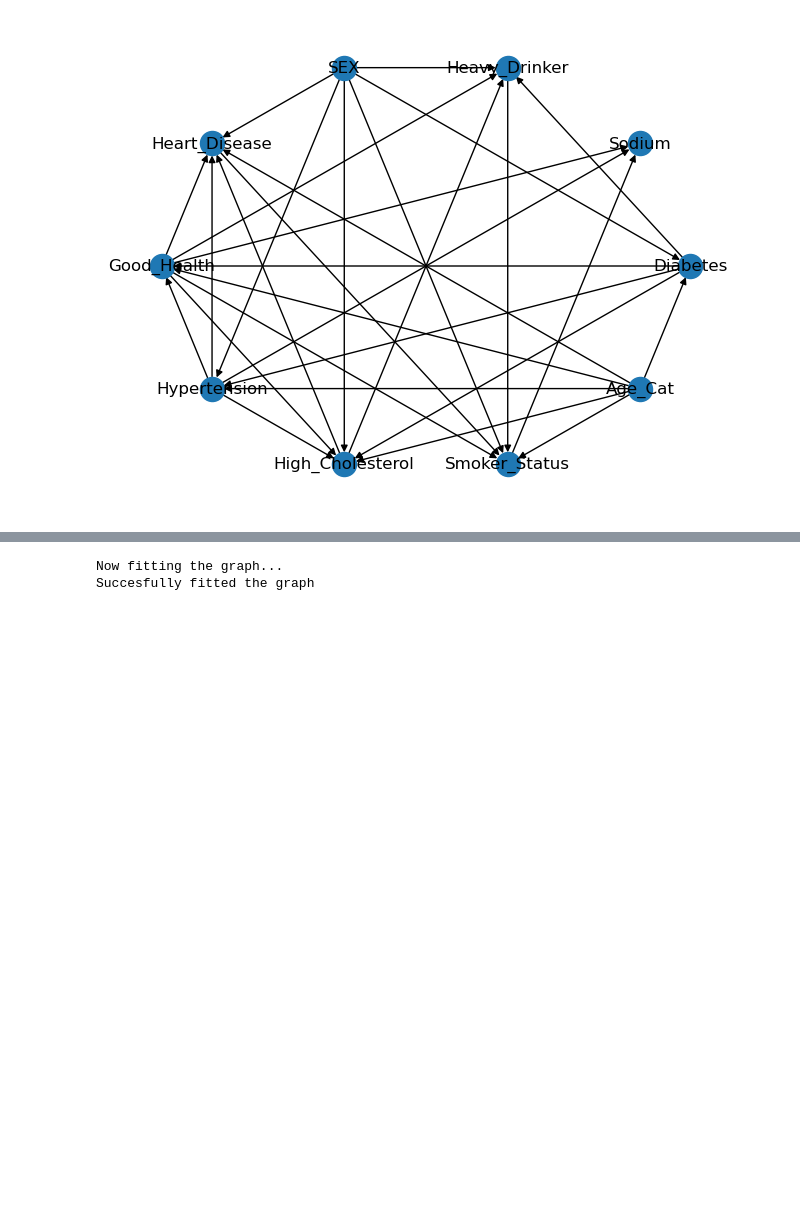
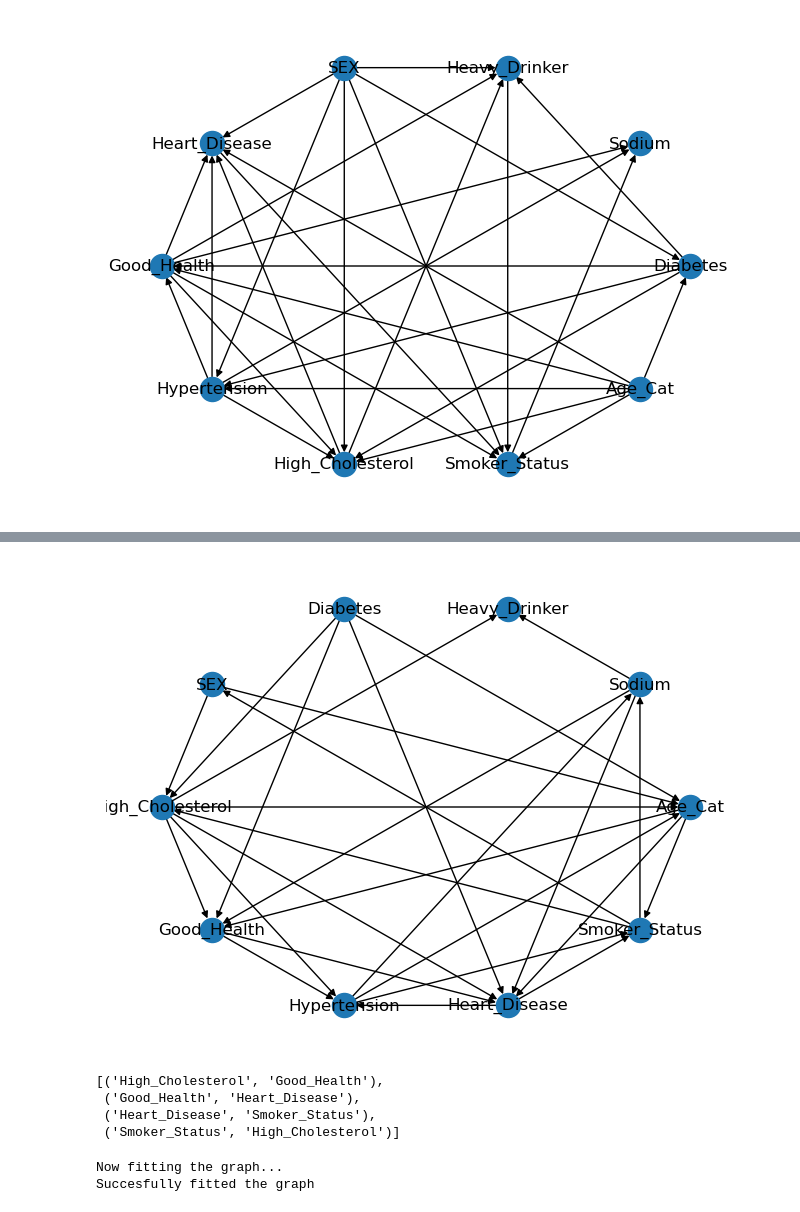
Before and after one commit to Hiram32/Springboard, a Jupyter notebook: Capstone_Project_3/Capstone_Project_3.ipynb, the cells around one changed output, grey strips where cells are left out. Drawn from its saved outputs; the diff is of its cells as text; code cells hidden in the pictures; blank space fills up the shorter version.

```diff
--- a/Capstone_Project_3/Capstone_Project_3.ipynb
+++ b/Capstone_Project_3/Capstone_Project_3.ipynb
@@ -443,5 +466,0 @@ def drop_low_counts(df, threshold, verbose=False):
-# %%
-print(X.shape, y.shape)
-X = X.drop(drop_indices).reset_index(drop=True)
-y = y.drop(drop_indices).reset_index(drop=True)
-print(X.shape, y.shape)
@@ -451,4 +467,9 @@ print(X.shape, y.shape)
 # %%
-_, X_sample, _, y_sample = train_test_split(X, y, test_size=0.025, stratify=y)
+_, X_sample, _, y_sample = train_test_split(X, y, test_size=0.5, stratify=y)
 X_sample = X_sample.reset_index(drop=True)
 y_sample = y_sample.reset_index(drop=True)
+temp_df = drop_low_counts(pd.concat([X_sample, y_sample], axis=1), 0.01, ignored_columns='Sample_Weight', verbose=True)
+X_sample = temp_df.drop(columns='Heart_Disease')
+y_sample = temp_df['Heart_Disease']
+del(temp_df)
+print('Number of columns in sampled dataframe:', X_sample.shape[0])
@@ -454,0 +482,37 @@ y_sample = y_sample.reset_index(drop=True)
+# %%
+import networkx as nx
+import matplotlib.pyplot as plt
+import warnings
+
+warnings.filterwarnings('ignore', category=FutureWarning)
+
+test_pc = PC(pd.concat([X_sample, y_sample], axis=1))
+pdag = test_pc.estimate(variant='orig', max_cond_vars=10, return_type='pdag')
+
+'''
+try:
+    cycle = None
+    cycle = nx.find_cycle(dag)
+except nx.exception.NetworkXNoCycle:
+    print('No cycle found')
+else:
+    print('Cycle found')
+    print(cycle)help(
+'''
+
+nx.draw_shell(pdag, with_labels=True)
+plt.show()
+
+with open('./pdag.pkl', 'wb') as f:
+    pickle.dump(pdag, f)
+
+#bn = BayesianNetwork(dag)
+# %% [output]
+[figure, added]
+# %%
+nx.find_cycle(pdag)
+# %% [output]
+[('High_Cholesterol', 'Good_Health'),
+ ('Good_Health', 'Heart_Disease'),
+ ('Heart_Disease', 'Smoker_Status'),
+ ('Smoker_Status', 'High_Cholesterol')]
```
Also changed, not shown: parts of 22 cells of this notebook.
